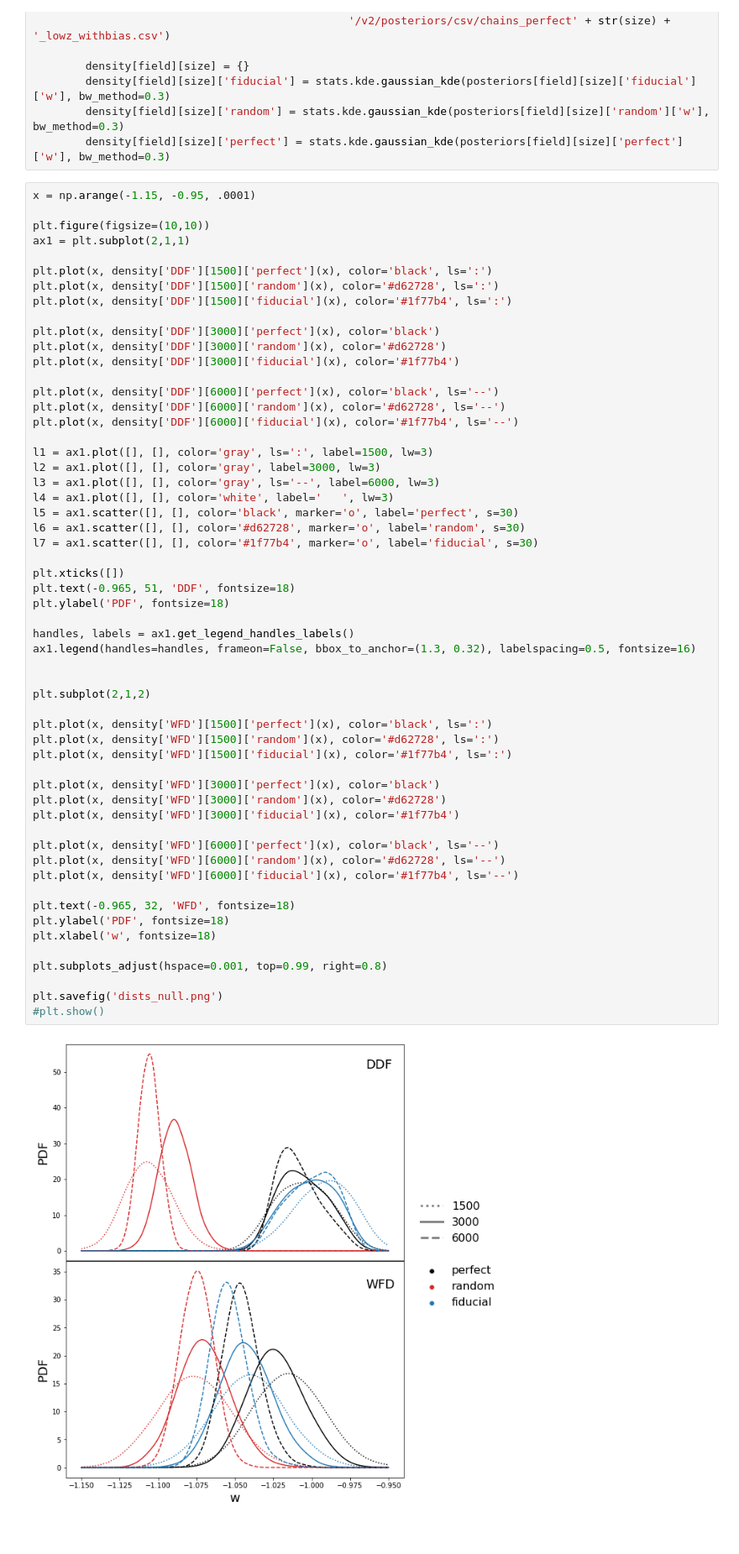
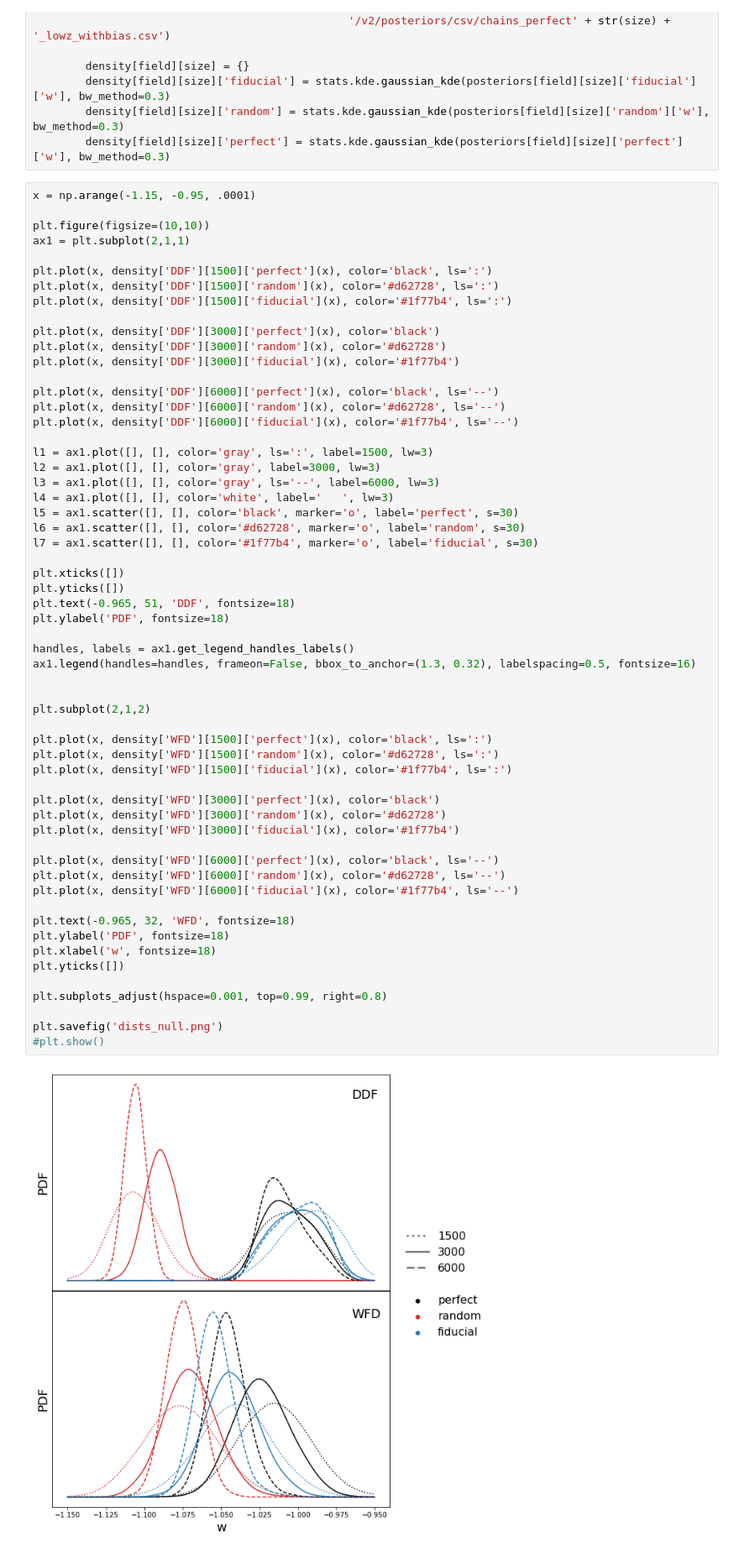
Before and after one commit to emilleishida/resspect_metric, a Jupyter notebook: clean_code/plots/multiple_contaminants_posterior.ipynb, the cells around one changed output. Shown at 84% size. Cells and saved outputs as stored; diff of their text form.

```diff
--- a/clean_code/plots/multiple_contaminants_posterior.ipynb
+++ b/clean_code/plots/multiple_contaminants_posterior.ipynb
@@ -58,34 +58,36 @@ l6 = ax1.scatter([], [], color='#d62728', marker='o', label='random', s=30)
 l7 = ax1.scatter([], [], color='#1f77b4', marker='o', label='fiducial', s=30)
 
 plt.xticks([])
+plt.yticks([])
 plt.text(-0.965, 51, 'DDF', fontsize=18)
 plt.ylabel('PDF', fontsize=18)
 
 handles, labels = ax1.get_legend_handles_labels()
 ax1.legend(handles=handles, frameon=False, bbox_to_anchor=(1.3, 0.32), labelspacing=0.5, fontsize=16)
 
 
 plt.subplot(2,1,2)
 
 plt.plot(x, density['WFD'][1500]['perfect'](x), color='black', ls=':')
 plt.plot(x, density['WFD'][1500]['random'](x), color='#d62728', ls=':')
 plt.plot(x, density['WFD'][1500]['fiducial'](x), color='#1f77b4', ls=':')
 
 plt.plot(x, density['WFD'][3000]['perfect'](x), color='black')
 plt.plot(x, density['WFD'][3000]['random'](x), color='#d62728')
 plt.plot(x, density['WFD'][3000]['fiducial'](x), color='#1f77b4')
 
 plt.plot(x, density['WFD'][6000]['perfect'](x), color='black', ls='--')
 plt.plot(x, density['WFD'][6000]['random'](x), color='#d62728', ls='--')
 plt.plot(x, density['WFD'][6000]['fiducial'](x), color='#1f77b4', ls='--')
 
 plt.text(-0.965, 32, 'WFD', fontsize=18)
 plt.ylabel('PDF', fontsize=18)
 plt.xlabel('w', fontsize=18)
+plt.yticks([])
 
 plt.subplots_adjust(hspace=0.001, top=0.99, right=0.8)
 
 plt.savefig('dists_null.png')
 #plt.show()
 # %% [output]
-[figure, old version]
+[figure, new version]
```
Also changed, not shown: 22 other files.
